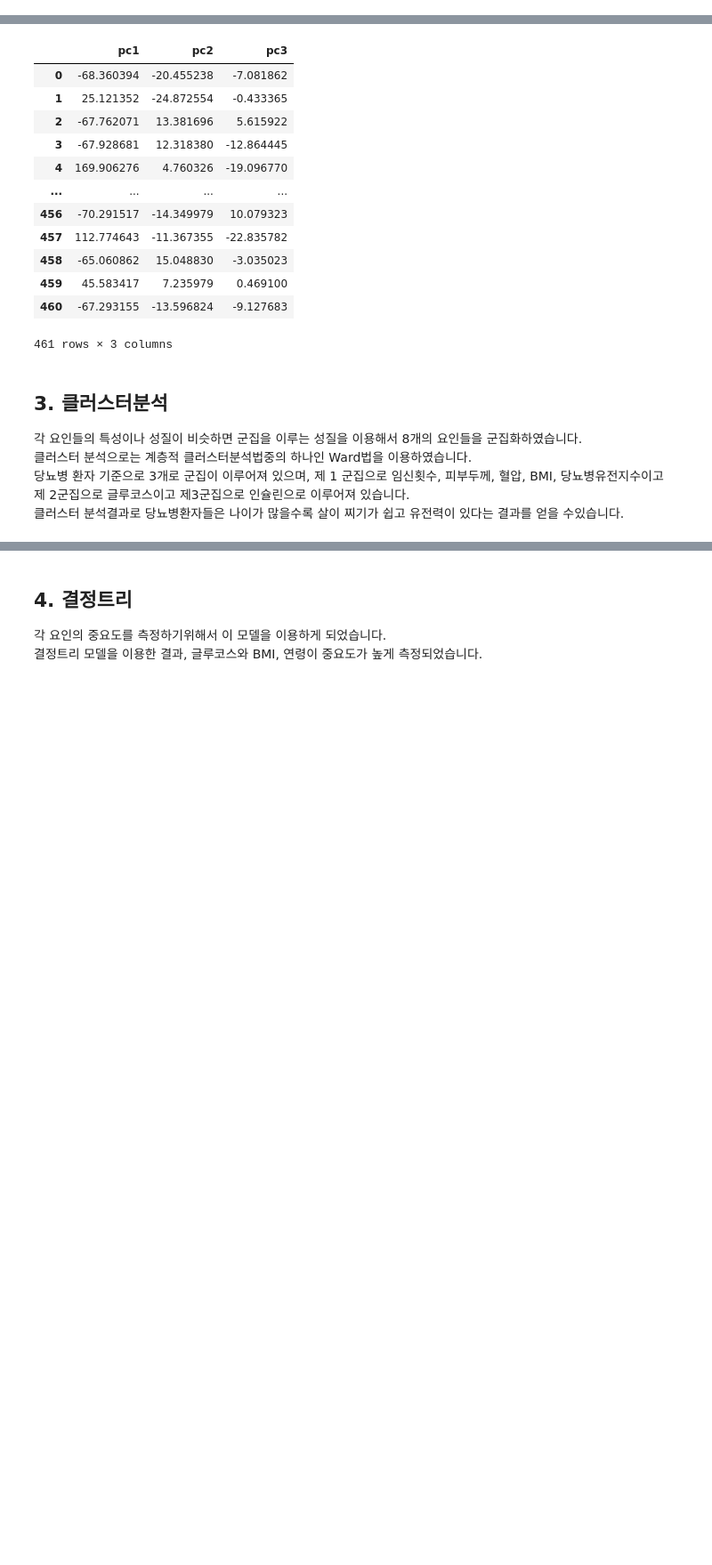
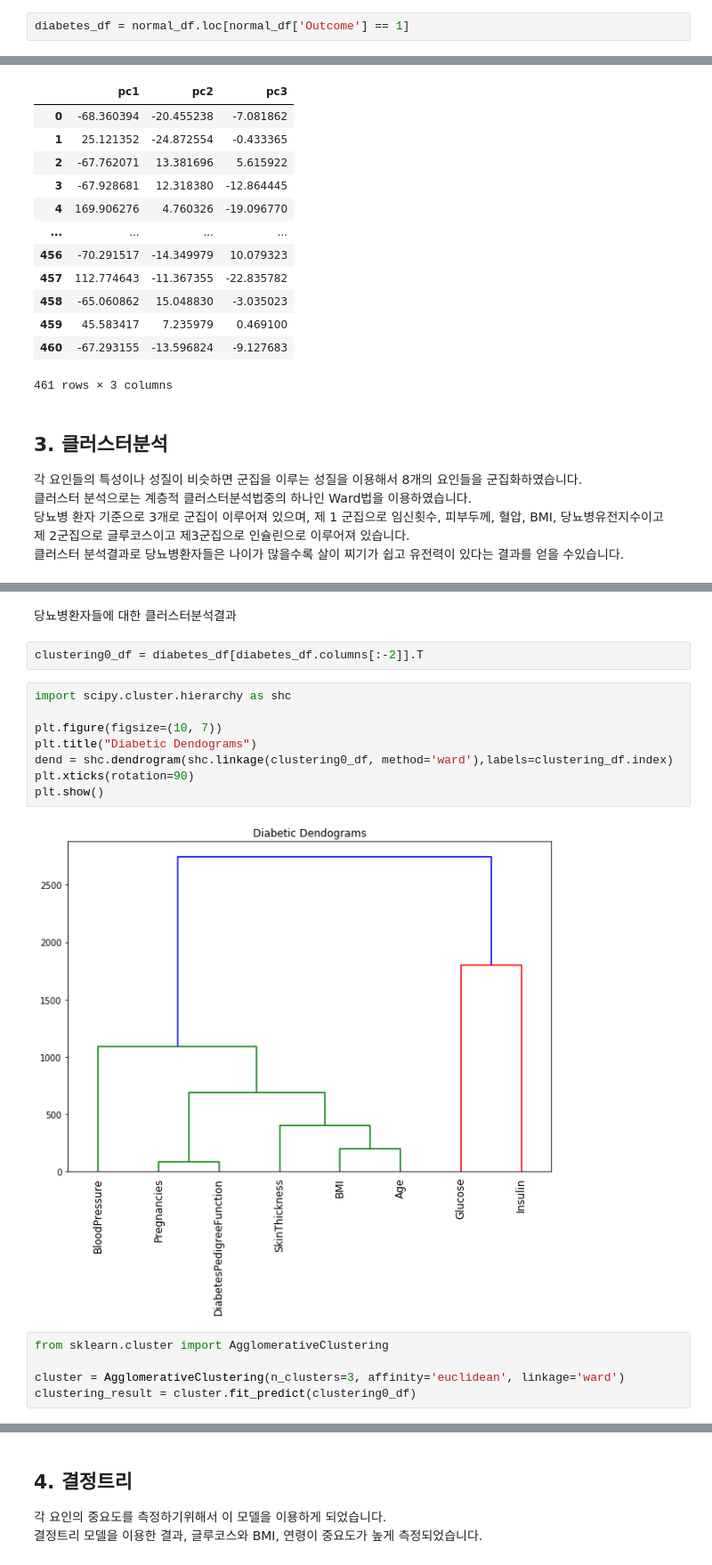
Before and after one commit to yeunkyung/projects, a Jupyter notebook: papers/Diabetes_Analysis.ipynb, the cells around one changed output, grey strips where cells are left out. Shown at 89% size. Drawn from its saved outputs; the diff is of its cells as text; blank space fills up the shorter version.

```diff
--- a/papers/Diabetes_Analysis.ipynb
+++ b/papers/Diabetes_Analysis.ipynb
@@ -100,0 +114,2 @@ y = normal_df['Outcome']
+# %%
+diabetes_df = normal_df.loc[normal_df['Outcome'] == 1]
@@ -381,0 +475,19 @@ pca_df0
+# %% [markdown]
+당뇨병환자들에 대한 클러스터분석결과
+# %%
+clustering0_df = diabetes_df[diabetes_df.columns[:-2]].T
+# %%
+import scipy.cluster.hierarchy as shc
+
+plt.figure(figsize=(10, 7))
+plt.title("Diabetic Dendograms")
+dend = shc.dendrogram(shc.linkage(clustering0_df, method='ward'),labels=clustering_df.index)
+plt.xticks(rotation=90)
+plt.show()
+# %% [output]
+[figure, added]
+# %%
+from sklearn.cluster import AgglomerativeClustering
+
+cluster = AgglomerativeClustering(n_clusters=3, affinity='euclidean', linkage='ward')
+clustering_result = cluster.fit_predict(clustering0_df)
```
Also changed, not shown: parts of 98 cells of this notebook.
